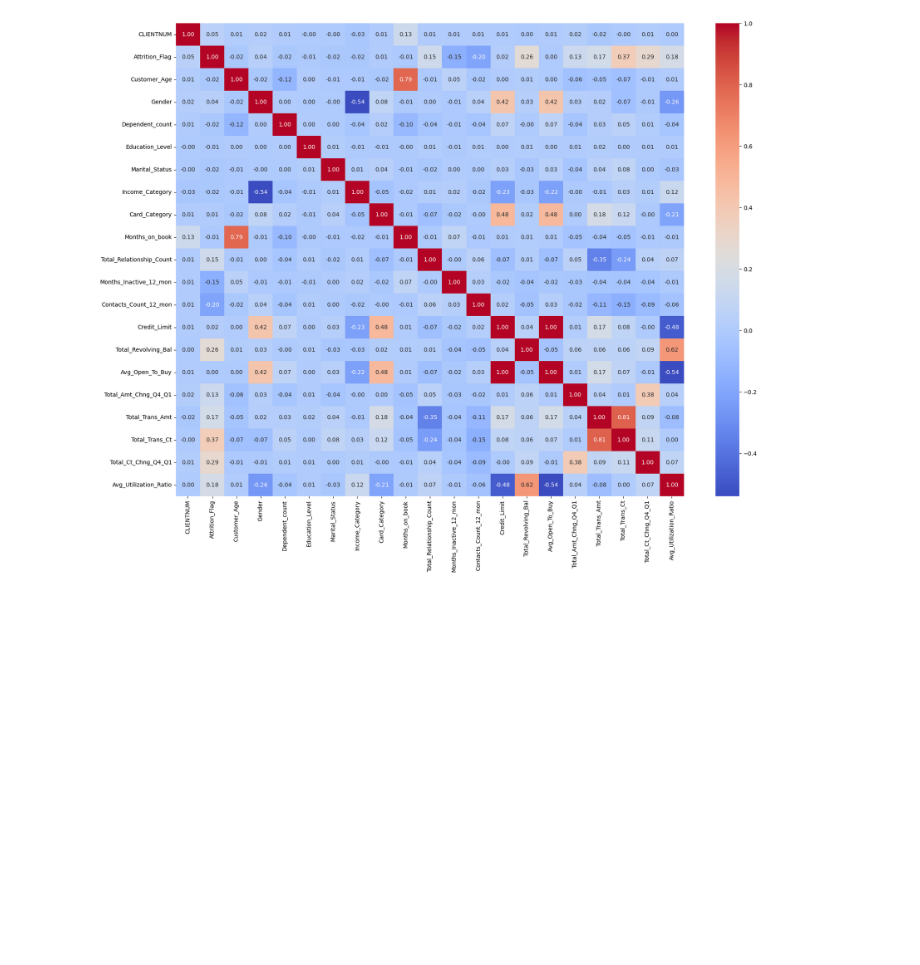
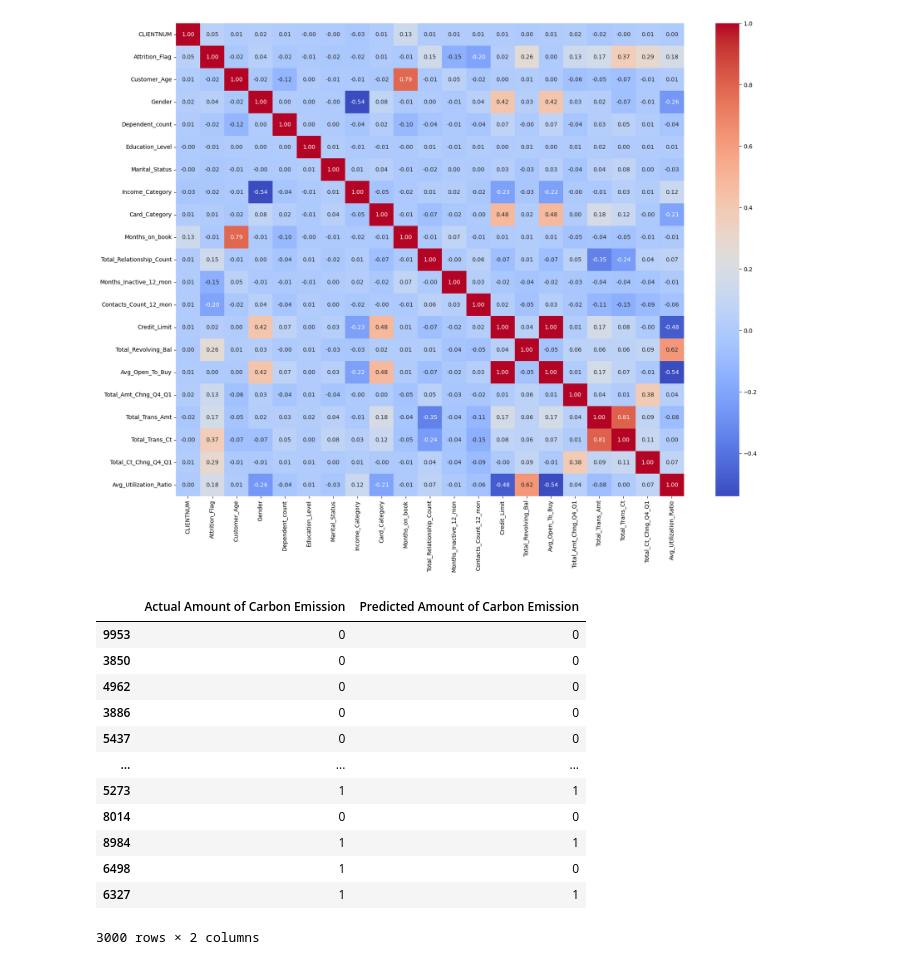
Before and after one commit to rachelletwq/inf2008-grp9-project, a Jupyter notebook: BankFraud.ipynb, the cells around one changed output. Saved outputs shown, nothing was run; the diff lists cells and outputs as text; code cells hidden in the pictures; blank space fills up the shorter version.

```diff
--- a/BankFraud.ipynb
+++ b/BankFraud.ipynb
@@ -247,0 +300,17 @@ plt.show()
+# %%
+DataFrame = pd.DataFrame({"Actual Amount of Carbon Emission": Yacc_test, 'Predicted Amount of Carbon Emission': Yacc_log})
+DataFrame
+# %% [output]
+|  | Actual Amount of Carbon Emission | Predicted Amount of Carbon Emission |
+| 9953 | 0 | 0 |
+| 3850 | 0 | 0 |
+| 4962 | 0 | 0 |
+| 3886 | 0 | 0 |
+| 5437 | 0 | 0 |
+| ... | ... | ... |
+| 5273 | 1 | 1 |
+| 8014 | 0 | 0 |
+| 8984 | 1 | 1 |
+| 6498 | 1 | 0 |
+| 6327 | 1 | 1 |
+3000 rows × 2 columns
```
Also changed, not shown: parts of 8 cells of this notebook.
